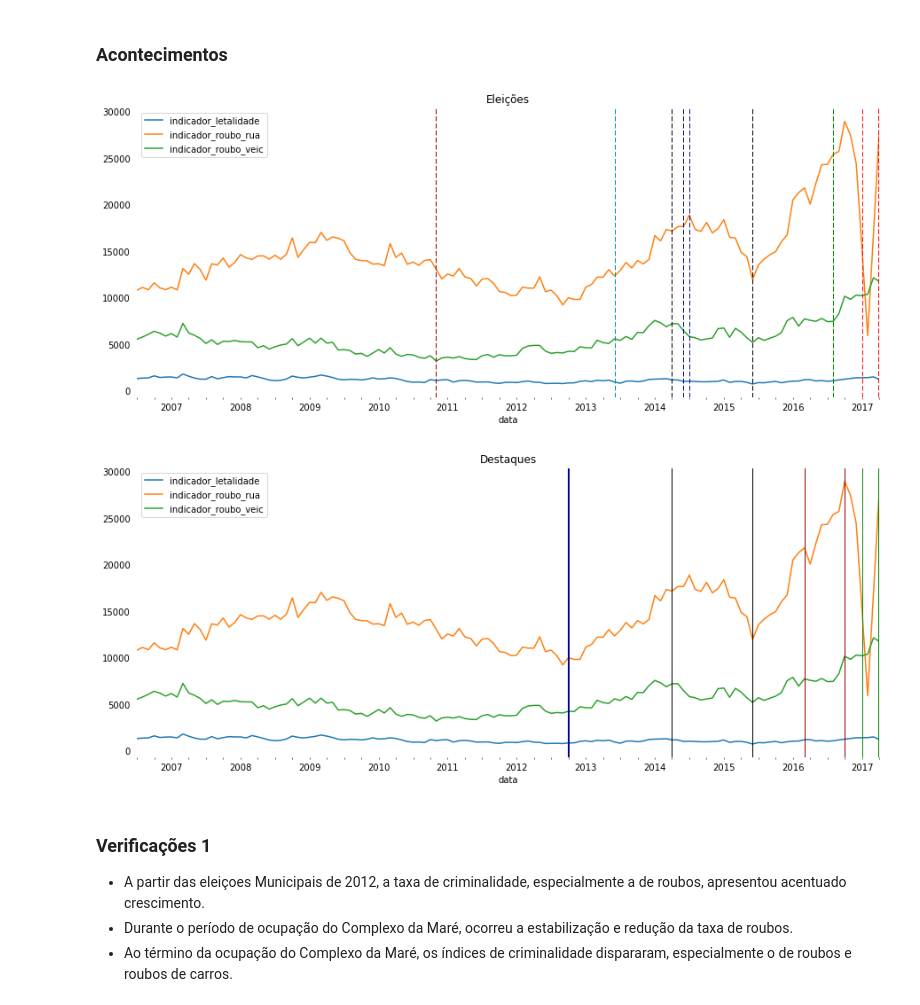
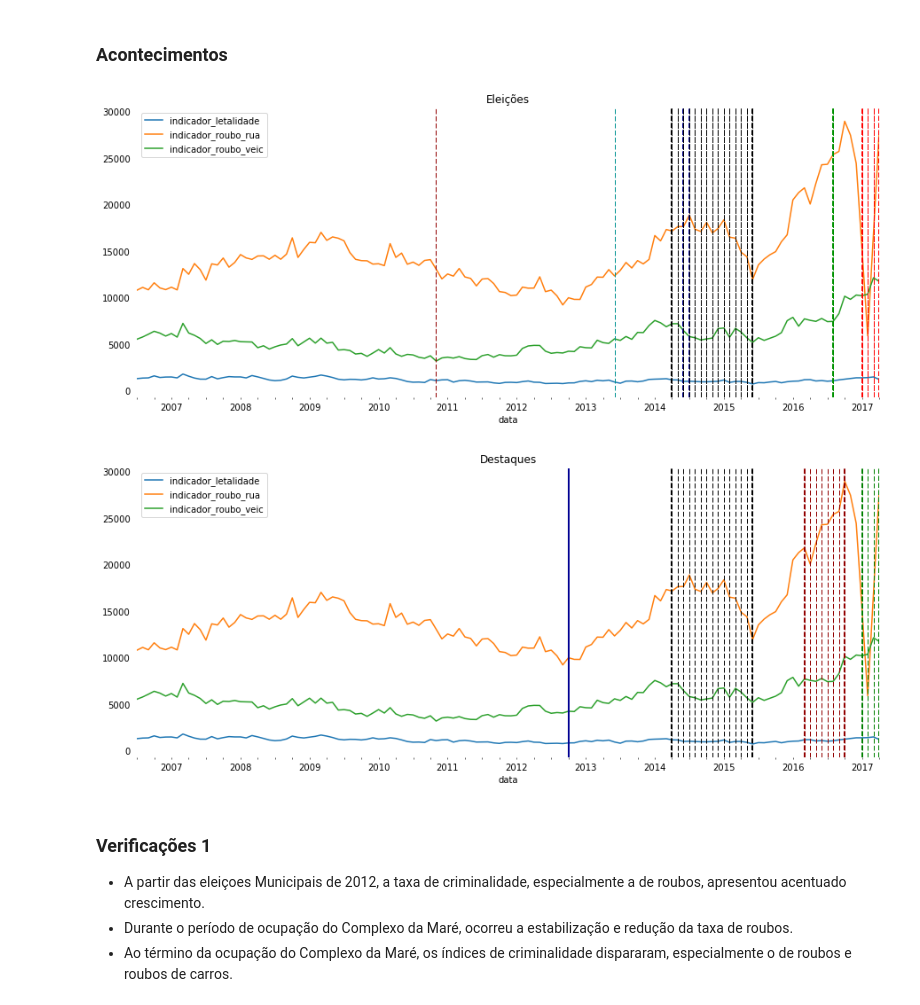
Before and after one commit to danielesteves/rjseg, a Jupyter notebook: RioSeg.ipynb, the cells around one changed output. Cells and saved outputs as stored; diff of their text form; code cells hidden in the pictures.

```diff
--- a/RioSeg.ipynb
+++ b/RioSeg.ipynb
@@ -187,6 +187,14 @@ data_per100k[data_per100k['vano'] == 2016].groupby(['CISP','munic']).sum().sort_
 data_per100k.to_csv('export/data_per100k.csv')
 # %% [markdown]
 ## Análise
+# %%
+import datetime as dt
+def mark_period(init, end, color, style="--", width=1, interval=29):
+    ax.axvline(init, color=color, linestyle=style, lw=width + 1)
+    ax.axvline(end, color=color, linestyle=style, lw=width + 1)
+    for i in range((end - init).days):
+        if(i % interval == 0):
+            ax.axvline(init + dt.timedelta(days=i), color=color, linestyle=style, lw=1)
 # %% [markdown]
 ### Análise por Governo
 # %%
@@ -306,20 +318,17 @@ ax.axvline(pd.to_datetime('2010-11-25'), color='#920000', linestyle='--', lw=1)
 ax.axvline(pd.to_datetime('2013-06-20'), color='#009292', linestyle='--', lw=1)
 
 #copa 2014
-ax.axvline(pd.to_datetime('2014-06-12'), color='#000092', linestyle='--', lw=1)
-ax.axvline(pd.to_datetime('2014-07-13'), color='#000092', linestyle='--', lw=1)
+mark_period(dt.datetime(2014,6,12), dt.datetime(2014,7,13), '#000092', interval=2)
+
 
 #Ocupação da Maré
-ax.axvline(pd.to_datetime('2014-04-05'), color='#000000', linestyle='--', lw=1)
-ax.axvline(pd.to_datetime('2015-06-30'), color='#000000', linestyle='--', lw=1)
+mark_period(dt.datetime(2014,4,5), dt.datetime(2015,6,30), '#000000', interval=2)
 
 #olimpiadas
-ax.axvline(pd.to_datetime('2016-08-15'), color='#009200', linestyle='--', lw=1)
-ax.axvline(pd.to_datetime('2016-08-21'), color='#009200', linestyle='--', lw=1)
+mark_period(dt.datetime(2016,8,15), dt.datetime(2016,8,21), '#009200', interval=2)
 
 #Greve Polícia Civil
-ax.axvline(pd.to_datetime('2017-01-20'), color='r', linestyle='--', lw=1)
-ax.axvline(pd.to_datetime('2017-04-07'), color='r', linestyle='--', lw=2)
+mark_period(dt.datetime(2017,1,20), dt.datetime(2017,4,7), 'r', interval=2)
 
 
 
@@ -330,36 +339,31 @@ for spine in ax.spines:
 ax.set_title('Eleições')
 plt.show()
 # %% [output]
-[figure, old version]
+[figure, new version]
 # %%
 data_per100k.groupby(['data']).sum()[['indicador_letalidade','indicador_roubo_rua','indicador_roubo_veic']].plot(figsize=(15,6))
 
 ax = plt.gca()
 
 #Ocupação da Maré
-ax.axvline(pd.to_datetime('2014-04-05'), color='#000000', linestyle='-', lw=1)
-ax.axvline(pd.to_datetime('2015-06-30'), color='#000000', linestyle='-', lw=1)
+mark_period(dt.datetime(2014,4,5), dt.datetime(2015,6,30), '#000000')
 
 #Greve Polícia Civil
-ax.axvline(pd.to_datetime('2017-01-20'), color='g', linestyle='-', lw=1)
-ax.axvline(pd.to_datetime('2017-04-07'), color='g', linestyle='-', lw=2)
+mark_period(dt.datetime(2017,1,20), dt.datetime(2017,4,7), 'g')
 
 #Eleições Municipais de 2012
 ax.axvline(pd.to_datetime('2012-10-05'), color='#000092', linestyle='-', lw=2)
 
 #Governo Dorneles
-ax.axvline(pd.to_datetime('2016-03-28'), color='#920000', linestyle='-', lw=1)
-ax.axvline(pd.to_datetime('2016-10-31'), color='#920000', linestyle='-', lw=1)
-
-
+mark_period(dt.datetime(2016,3,28), dt.datetime(2016,10,31), '#920000')
 
 plt.tick_params(bottom='off', top='off', left='off', right='off')
 for spine in ax.spines:
     ax.spines[spine].set_visible(False)
 ax.set_title('Destaques')
 plt.show()
 # %% [output]
-[figure, old version]
+[figure, new version]
 # %% [markdown]
 ### Verificações 1
 * A partir das eleiçoes Municipais de 2012, a taxa de criminalidade, especialmente a de roubos, apresentou acentuado crescimento.
```
Also changed, not shown: parts of 4 cells of this notebook.
